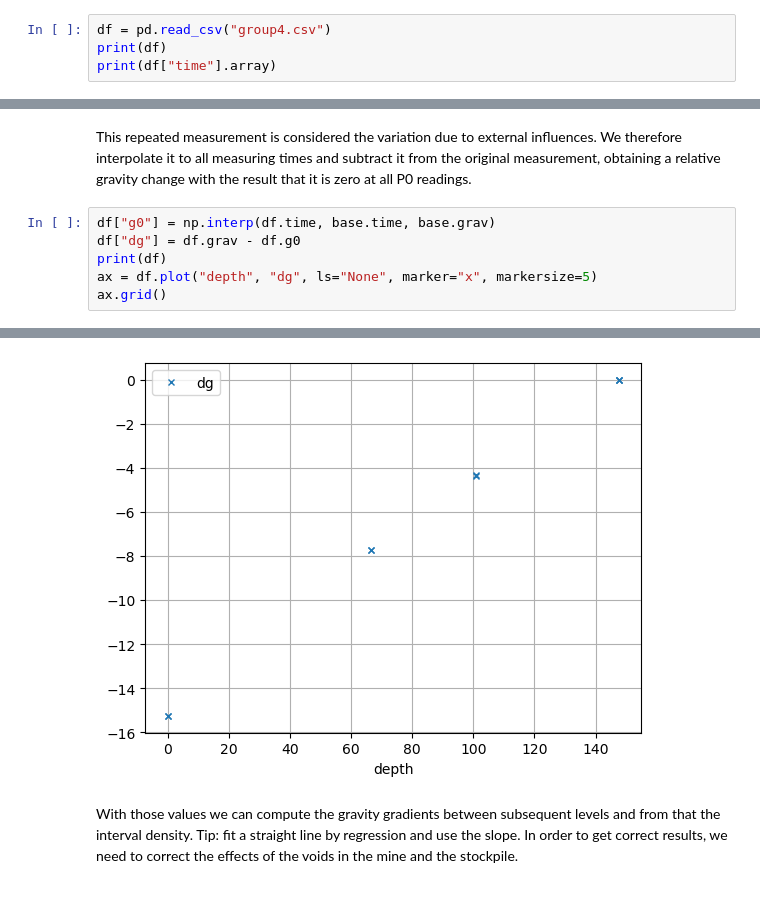
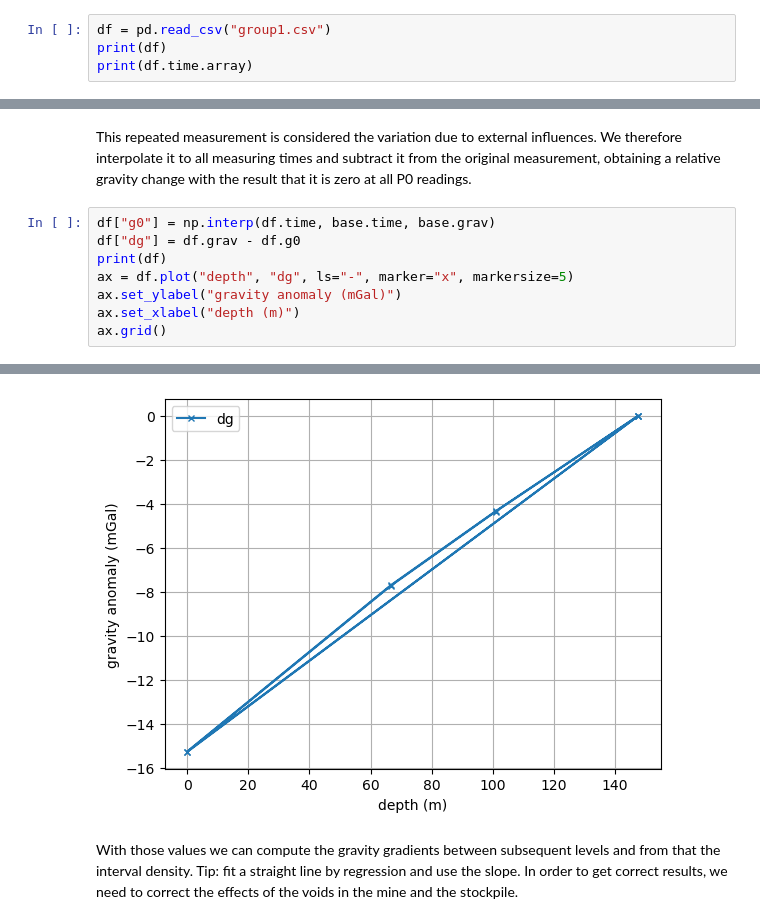
Before and after one commit to TUBAF-EM/MineShaft_Geophysics, a Jupyter notebook: Gravity/2026/read_data_grav.ipynb, the cells around one changed output, grey strips where cells are left out. Drawn from its saved outputs; the diff is of its cells as text.

```diff
--- a/Gravity/2026/read_data_grav.ipynb
+++ b/Gravity/2026/read_data_grav.ipynb
@@ -11,8 +11,8 @@ import matplotlib.pyplot as plt
 # %% [markdown]
 First, we read in the data and show it.
 # %%
-df = pd.read_csv("group4.csv")
+df = pd.read_csv("group1.csv")
 print(df)
-print(df["time"].array)
+print(df.time.array)
 # %% [output]
   point   depth      grav     sd      time
@@ -79,7 +77,9 @@ This repeated measurement is considered the variation due to external influences
 df["g0"] = np.interp(df.time, base.time, base.grav)
 df["dg"] = df.grav - df.g0
 print(df)
-ax = df.plot("depth", "dg", ls="None", marker="x", markersize=5)
+ax = df.plot("depth", "dg", ls="-", marker="x", markersize=5)
+ax.set_ylabel("gravity anomaly (mGal)")
+ax.set_xlabel("depth (m)")
 ax.grid()
 # %% [output]
   point   depth      grav     sd                time           g0         dg
@@ -95,4 +95,4 @@ ax.grid()
-[figure, old version]
+[figure, new version]
 # %% [markdown]
 With those values we can compute the gravity gradients between subsequent levels and from that the interval density. Tip: fit a straight line by regression and use the slope.
 In order to get correct results, we need to correct the effects of the voids in the mine and the stockpile.
```
Also changed, not shown: parts of 5 cells of this notebook, 5 other files.
